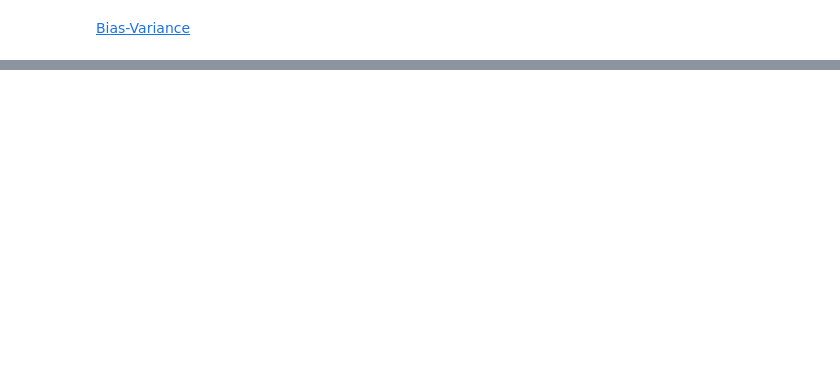
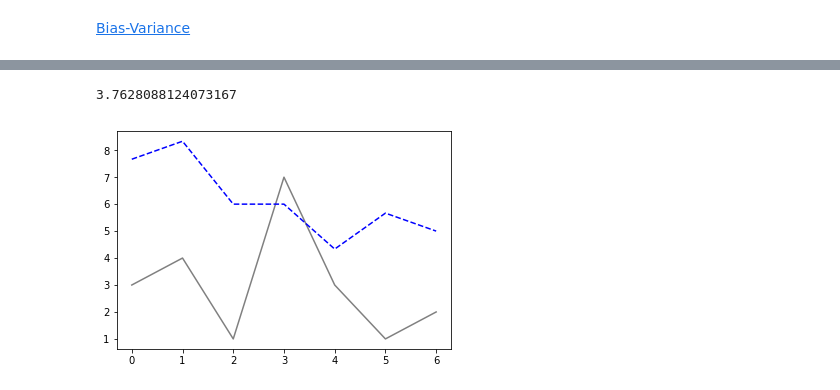
Before and after one commit to kimrharper/thinkful, a Jupyter notebook: workshops/bias-variance-decomposition.ipynb, the cells around one changed output, grey strips where cells are left out. Saved outputs shown, nothing was run; the diff lists cells and outputs as text; code cells hidden in the pictures; blank space fills up the shorter version.

```diff
--- a/workshops/bias-variance-decomposition.ipynb
+++ b/workshops/bias-variance-decomposition.ipynb
@@ -25,0 +81,7 @@ array([ 2.79710714e-09, -6.89139582e-06,  3.42944236e-03,  2.92362196e-01])
+# %%
+plt.plot(ba_val[-7:],color='gray')
+plt.plot(y_avg[-7:],color='blue',linestyle='--')
+print(RMSE(y_avg[-7:],ba_val[-7:]))
+# %% [output]
+3.7628088124073167
+[figure, added]
```
Also changed, not shown: parts of 18 cells of this notebook, 5 other files.
